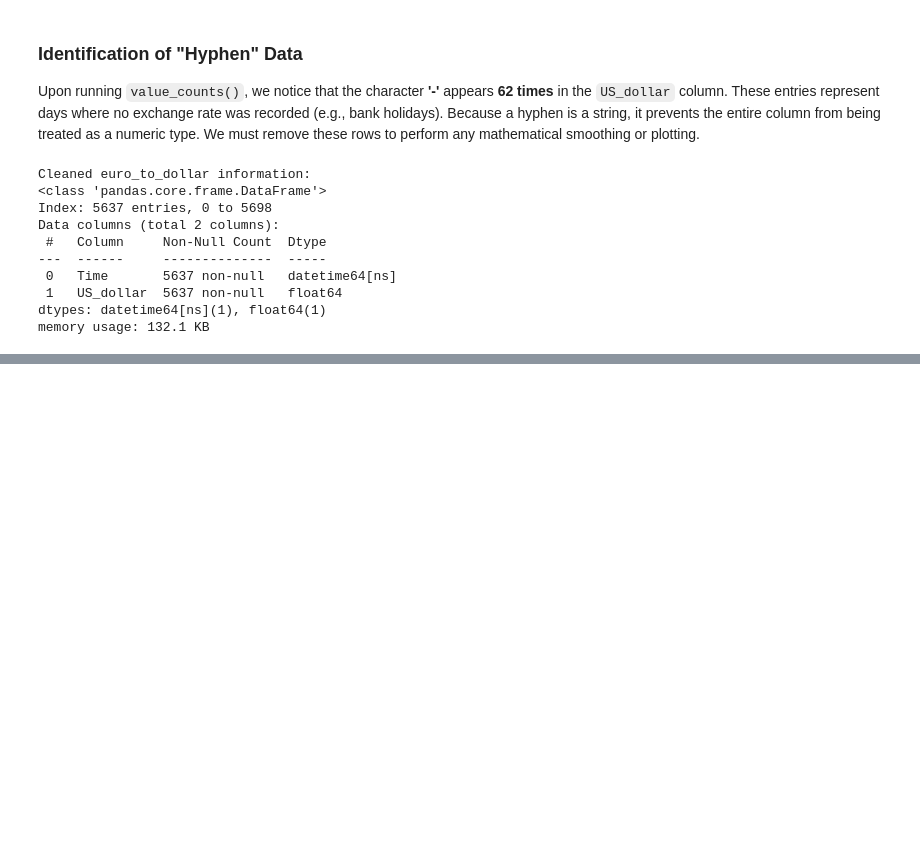
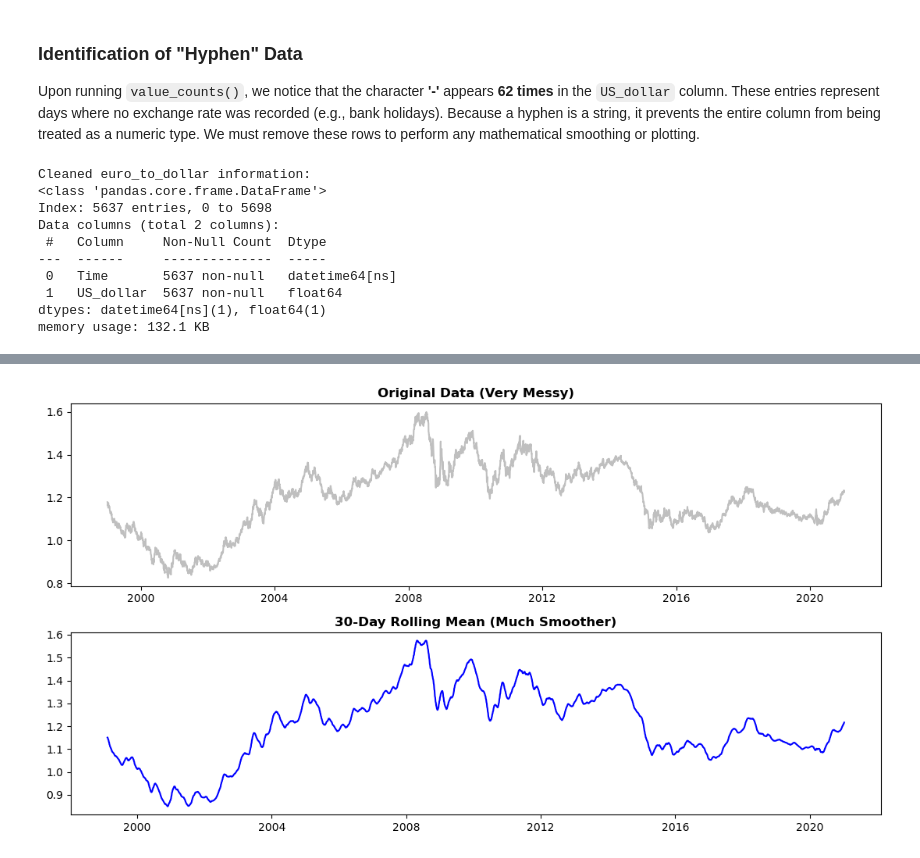
Before and after one commit to hukeirzz/Euro-Exchange-Rates-1999-2021, a Jupyter notebook: euro_exchange_rates_1999–2021.ipynb, the cells around one changed output, grey strips where cells are left out. Cells and saved outputs as stored; diff of their text form; code cells hidden in the pictures; blank space fills up the shorter version.

Commit message:
Use Rolling Mean

```diff
--- a/euro_exchange_rates_1999–2021.ipynb
+++ b/euro_exchange_rates_1999–2021.ipynb
@@ -154,0 +161,24 @@ memory usage: 132.1 KB
+# %%
+import matplotlib.pyplot as plt
+%matplotlib inline
+
+# Calculate the 30-day rolling mean
+euro_to_dollar['rolling_mean'] = euro_to_dollar['US_dollar'].rolling(30).mean()
+
+# Let's plot the original data next to the smoothed data to see the difference
+plt.figure(figsize=(11, 6))
+
+# Graph 1: Noisy data
+plt.subplot(2, 1, 1)
+plt.plot(euro_to_dollar['Time'], euro_to_dollar['US_dollar'], color='gray', alpha=0.5)
+plt.title('Original Data (Very Messy)', weight='bold')
+
+# Graph 2: Clean data (30-day average)
+plt.subplot(2, 1, 2)
+plt.plot(euro_to_dollar['Time'], euro_to_dollar['rolling_mean'], color='blue')
+plt.title('30-Day Rolling Mean (Much Smoother)', weight='bold')
+
+plt.tight_layout()
+plt.show()
+# %% [output]
+[figure, added]
```
Also changed, not shown: parts of 2 cells of this notebook.
